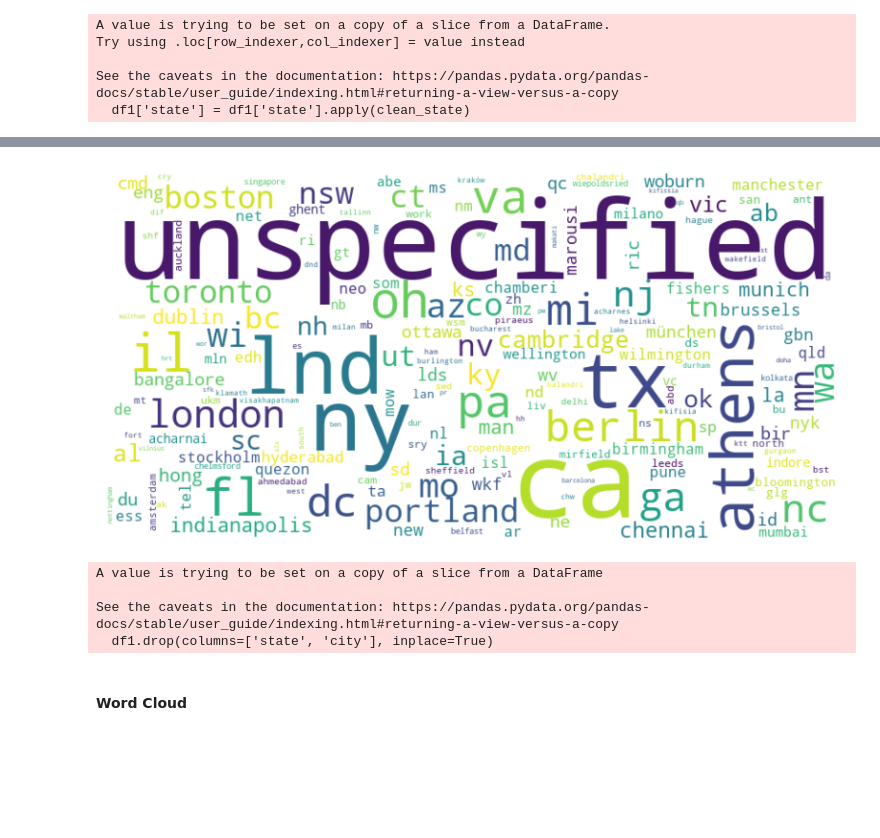
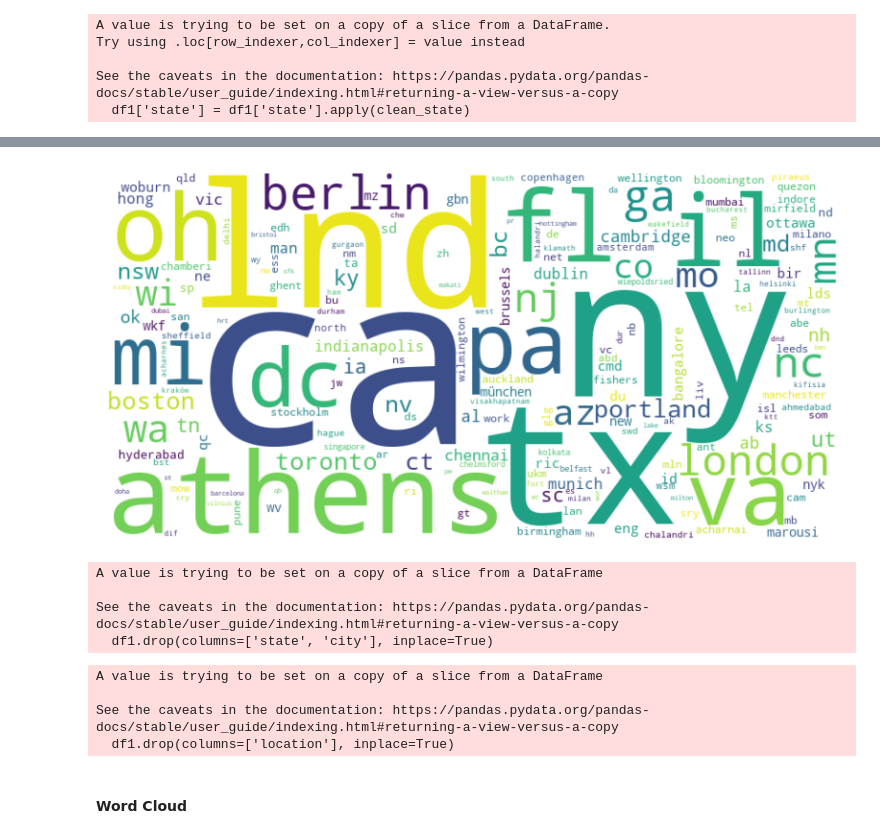
Before and after one commit to SpencerLimSzeSing/fraudulent-job-prediction, a Jupyter notebook: notebook/notebook.ipynb, the cells around one changed output, grey strips where cells are left out. Drawn from its saved outputs; the diff is of its cells as text; code cells hidden in the pictures; blank space fills up the shorter version.

```diff
--- a/notebook/notebook.ipynb
+++ b/notebook/notebook.ipynb
@@ -353,15 +371,15 @@ print(location_split.head(50))
 # %%
 def clean_location_refined(text):
     if not isinstance(text, str) or not text.strip():
-        return "Unspecified"
+        return "none"
 
     # Split by space
     parts = text.lower().split()
-    country = parts[0] if len(parts) > 0 else "unspecified"
-    state = parts[1] if len(parts) > 1 else "unspecified"
+    country = parts[0] if len(parts) > 0 else "none"
+    state = parts[1] if len(parts) > 1 else "none"
 
     # Join remaining parts
-    city = "_".join(parts[2:]) if len(parts) > 2 else "unspecified"
+    city = "_".join(parts[2:]) if len(parts) > 2 else "none"
 
     return country, state, city
 
@@ -411,13 +429,13 @@ city_map = {
 def simplify_country(val):
     val = str(val).lower().strip()
 
-    # If it's a number or empty, make it unspecified
+    # If it's a number or empty, make it none
     if val.isdigit() or val == '':
-        return 'unspecified'
+        return 'none'
 
-    # If it's a very long/messy word (e.g., > 15 chars), make it unspecified
+    # If it's a very long/messy word (e.g., > 15 chars), make it none
     if len(val) > 15:
-        return 'unspecified'
+        return 'none'
 
     # If it's a known city, turn it into the country code
     if val in city_map:
@@ -425,15 +443,15 @@ def simplify_country(val):
 
     #Remove known junk words
     if val in ['work', 'vov', 'vbr', 'vli']:
-        return 'unspecified'
+        return 'none'
 
     return val
 
 # Apply the fix
 df1['country'] = df1['country'].apply(simplify_country)
 
-# Filter out 'unspecified' before plotting
-final_counts = df1[df1['country'] != 'unspecified']['country'].value_counts().to_dict()
+# Filter out 'none' before plotting
+final_counts = df1[df1['country'] != 'none']['country'].value_counts().to_dict()
 # %% [output]
 A value is trying to be set on a copy of a slice from a DataFrame.
 Try using .loc[row_indexer,col_indexer] = value instead
@@ -455,7 +473,7 @@ print(df1.country.unique())
 from wordcloud import WordCloud
 
 # 1. Get counts
-counts = df1[df1['country'] != 'Unspecified']['country'].value_counts().to_dict()
+counts = df1[df1['country'] != 'none']['country'].value_counts().to_dict()
 
 # 2. Generate the cloud
 wordcloud = WordCloud(
@@ -503,7 +521,7 @@ state_map= {'londonsarniachatham': 'london', 'ελληνικο': 'Elliniko', 'ku
 def clean_state(val):
     val = str(val).lower().strip()
     if val.isdigit() or len(val) < 2 or val in ['nan', 'unspecified', 'n', 'c', 'u', 'j', '', 'various', 'home', 'remote', 'multiple']:
-        return 'unspecified'
+        return 'none'
     if val in state_map:
         return state_map[val]
     return val
@@ -538,24 +556,24 @@ print(df1.state.unique())
 # %%
 from wordcloud import WordCloud
 
 # 1. Get counts
-counts = df1[df1['state'] != 'Unspecified']['state'].value_counts().to_dict()
+counts = df1[df1['state'] != 'none']['state'].value_counts().to_dict()
 
 # 2. Generate the cloud
 wordcloud = WordCloud(
     width=800,
     height=400,
     background_color='white',
     colormap='viridis'
 ).generate_from_frequencies(counts)
 
 # 3. Plot
 plt.figure(figsize=(10, 5))
 plt.imshow(wordcloud, interpolation='bilinear')
 plt.axis('off')
 plt.show()
 # %% [output]
-[figure, old version]
+[figure, new version]
 # %%
 df1.drop(columns=['state', 'city'], inplace=True)
 # %% [output]
@@ -563,6 +581,13 @@ A value is trying to be set on a copy of a slice from a DataFrame
 
 See the caveats in the documentation: https://pandas.pydata.org/pandas-docs/stable/user_guide/indexing.html#returning-a-view-versus-a-copy
   df1.drop(columns=['state', 'city'], inplace=True)
+# %%
+df1.drop(columns=['location'], inplace=True)
+# %% [output]
+A value is trying to be set on a copy of a slice from a DataFrame
+
+See the caveats in the documentation: https://pandas.pydata.org/pandas-docs/stable/user_guide/indexing.html#returning-a-view-versus-a-copy
+  df1.drop(columns=['location'], inplace=True)
 # %% [markdown]
 #### Word Cloud
 # %%
```
Also changed, not shown: parts of 77 cells of this notebook, 4 other files.
